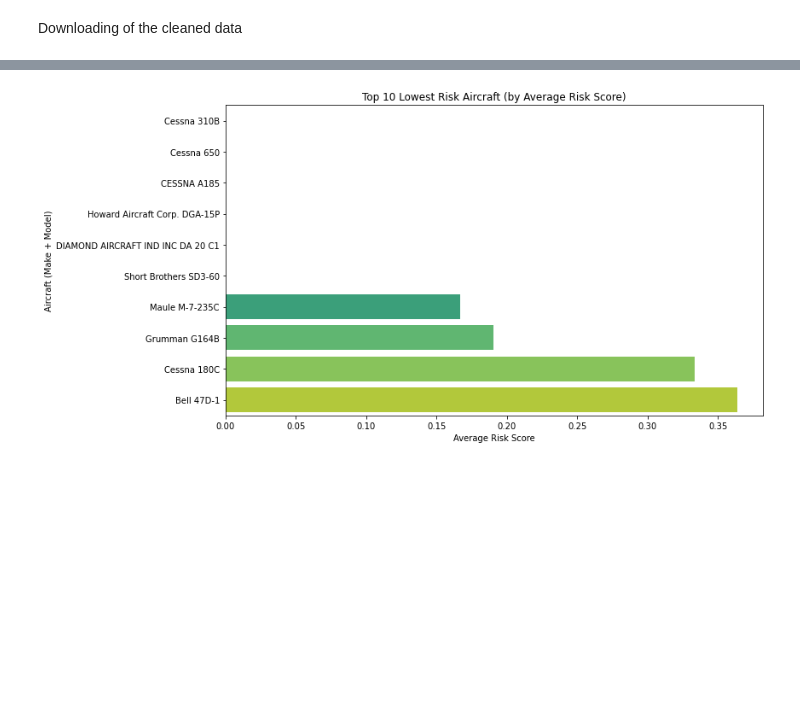
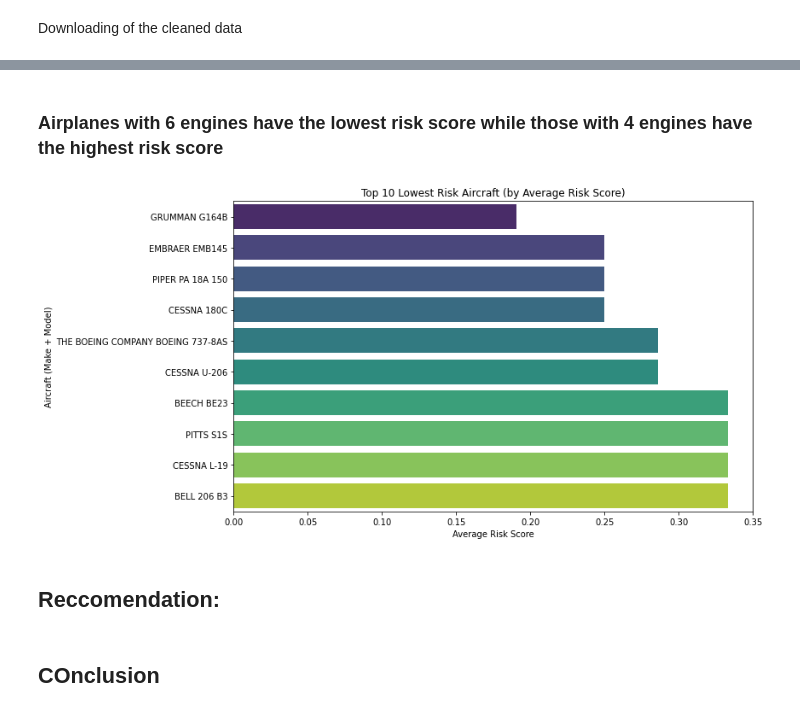
Before and after one commit to oomollo/dsc-phase-1-project-v3, a Jupyter notebook: student.ipynb, the cells around one changed output, grey strips where cells are left out. Saved outputs shown, nothing was run; the diff lists cells and outputs as text; code cells hidden in the pictures; blank space fills up the shorter version.

Commit message:
Data Analysis and visualization

```diff
--- a/student.ipynb
+++ b/student.ipynb
@@ -69,3 +74,10 @@ df_clean =df[relevant_columns].copy()
+# %%
+#Clean column names (remove extra spaces)
+df_clean.columns = df_clean.columns.str.strip()
+# %%
+# Standardize 'Make' and 'Model' (lowercase everything)
+df_clean['Make'] = df_clean['Make'].str.upper()
+df_clean['Model'] = df_clean['Model'].str.upper()
 # %% [markdown]
 Convert injury columns to numeric and fill missing with 0
 # %%
@@ -132,10 +197,11 @@ df_clean.to_csv('cleaned_data.csv', index=False)
 # %%
-# Group by Make and Model to summarize risk
+###Risk summary grouped by make and model of aircraft based on Investigation type and risk score
 risk_summary = (
     df_clean
     .groupby(["Make", "Model"])
     .agg(
         Total_Incidents=("RiskScore", "count"),
+        Total_Accidents=("RiskScore", "sum"),
         Total_RiskScore=("RiskScore", "sum"),
         Avg_RiskScore=("RiskScore", "mean")
     )
@@ -144,0 +233,15 @@ risk_summary = (
+# %%
+
+# Filter aircraft with 10+ incidents
+lowest_risk_models = (
+    risk_summary[risk_summary["Total_Accidents"] >= 1]  # Filter for rows with at least 1 accident
+    .sort_values(by="Avg_RiskScore")  # Sort by Avg_RiskScore (ascending order by default)
+    .head(10)  # Select top 10 rows
+)
+
+
+# Find the 10 models with the lowest average risk
+#lowest_risk_models = risk_summary.sort_values('Avg_RiskScore').head(10)
+
+print("Safest Aircraft Models:\n")
+print(lowest_risk_models)
@@ -145,19 +283,23 @@ risk_summary = (
+# %% [markdown]
+### Airplanes with 6 engines have the lowest risk score  while those with 4 engines have the highest risk score
 # %%
-# Filter aircraft with 10+ incidents
-lowest_risk_aircraft = risk_summary[risk_summary["Total_Incidents"] >= 10].head(10)
 
-# Plotting
+# Plot the safest aircraft models
 plt.figure(figsize=(12, 6))
 sns.barplot(
     x="Avg_RiskScore",
-    y=lowest_risk_aircraft["Make"] + " " + lowest_risk_aircraft["Model"],
-    data=lowest_risk_aircraft,
+    y=lowest_risk_models["Make"] + " " + lowest_risk_models["Model"],
+    data=lowest_risk_models,
     palette="viridis"
 )
 plt.title("Top 10 Lowest Risk Aircraft (by Average Risk Score)")
 plt.xlabel("Average Risk Score")
 plt.ylabel("Aircraft (Make + Model)")
 plt.tight_layout()
 plt.show()
 # %% [output]
-[figure, old version]
+[figure, new version]
+# %% [markdown]
+## Reccomendation:
+# %% [markdown]
+## COnclusion
```
Also changed, not shown: parts of 24 cells of this notebook, 1 other file.
